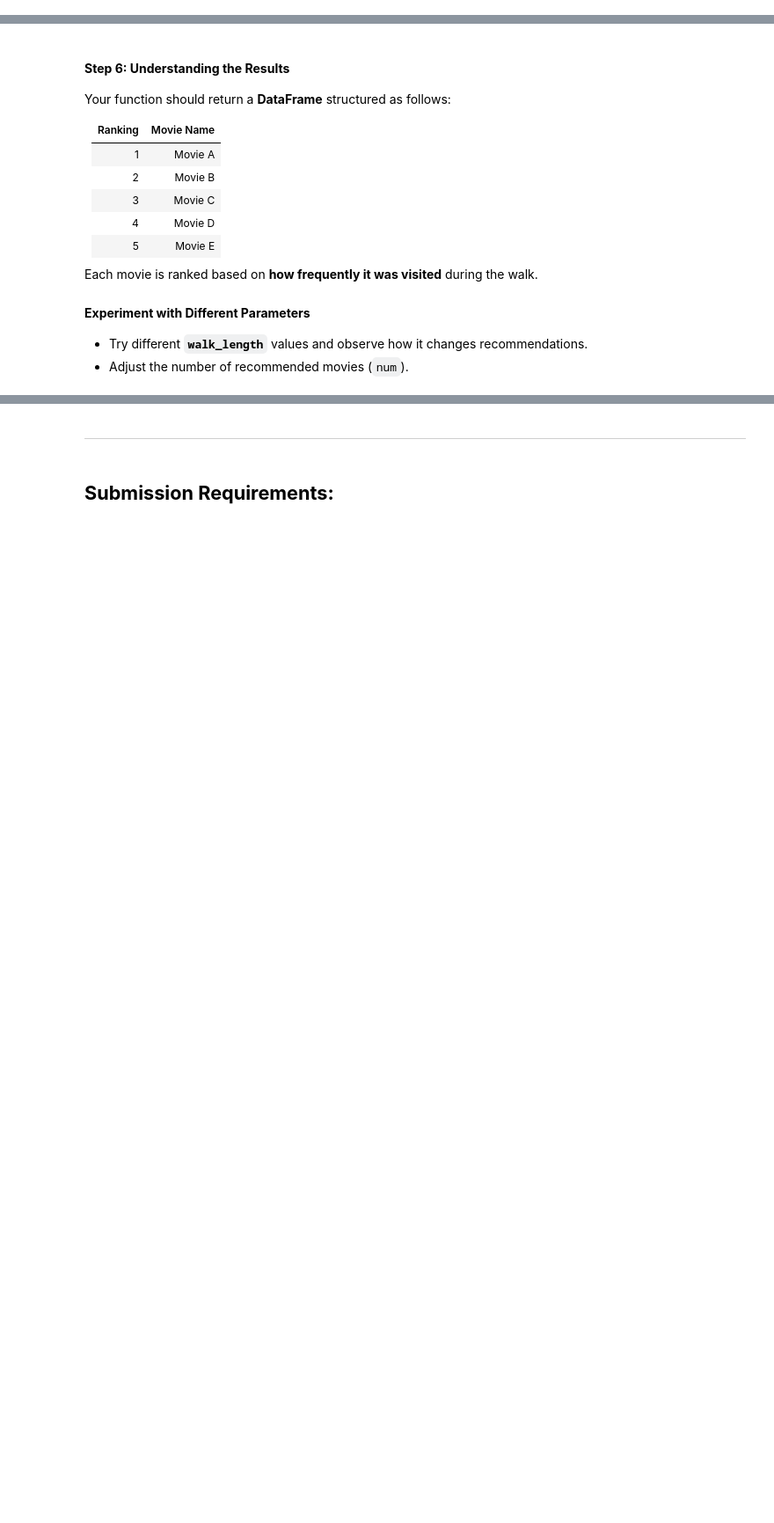
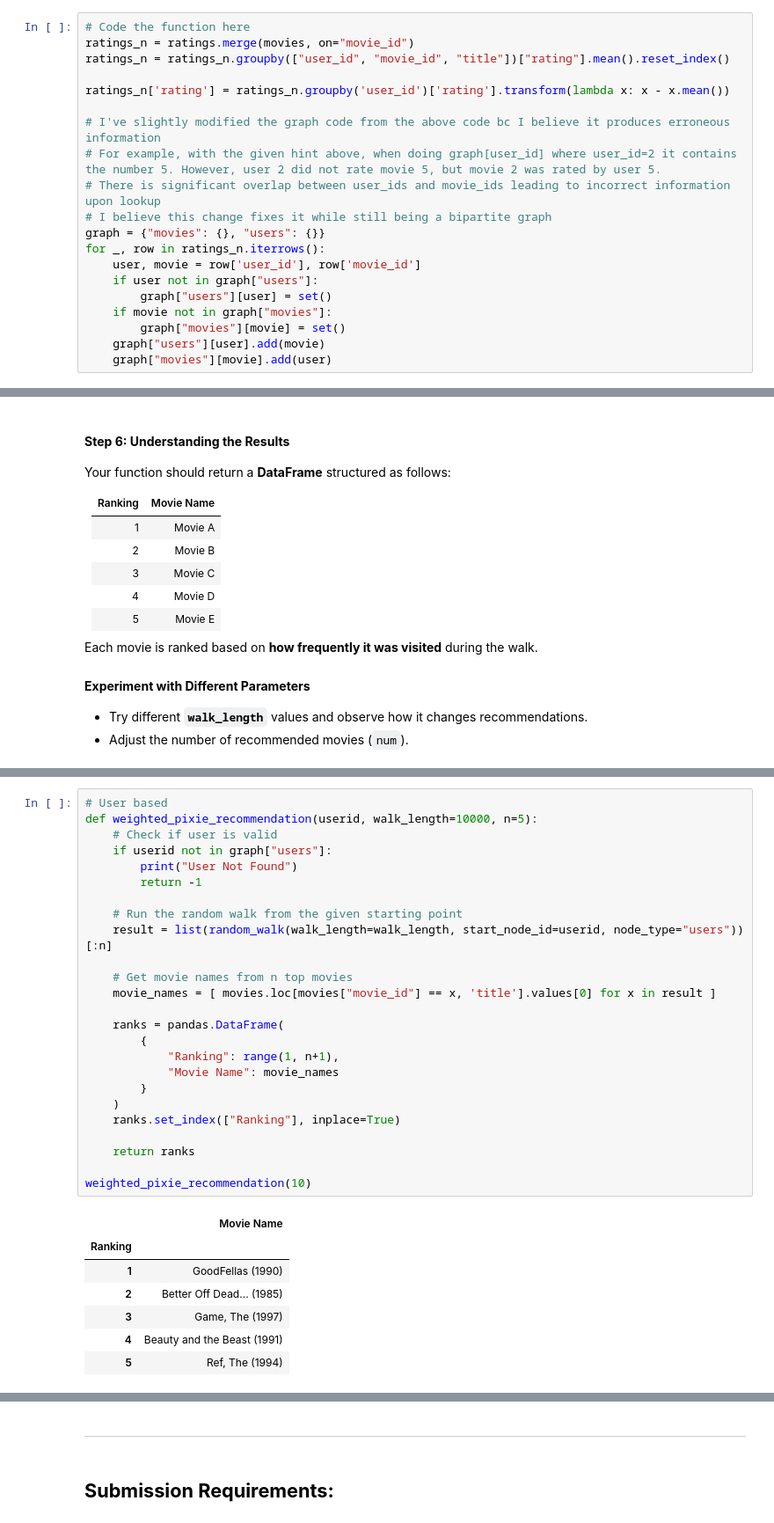
Before and after one commit to TrustyTraitor/ITCS6162_Programming_Assignment, a Jupyter notebook: Programming_Assignment_1.ipynb, the cells around one changed output, grey strips where cells are left out. Shown: that part at 88% size. Drawn from its saved outputs; the diff is of its cells as text; blank space fills up the shorter version.

```diff
--- a/Programming_Assignment_1.ipynb
+++ b/Programming_Assignment_1.ipynb
@@ -659,0 +656,20 @@ This results in a **bipartite graph**, where:
+# %%
+# Code the function here
+ratings_n = ratings.merge(movies, on="movie_id")
+ratings_n = ratings_n.groupby(["user_id", "movie_id", "title"])["rating"].mean().reset_index()
+
+ratings_n['rating'] = ratings_n.groupby('user_id')['rating'].transform(lambda x: x - x.mean())
+
+# I've slightly modified the graph code from the above code bc I believe it produces erroneous information
+# For example, with the given hint above, when doing graph[user_id] where user_id=2 it contains the number 5. However, user 2 did not rate movie 5, but movie 2 was rated by user 5.
+# There is significant overlap between user_ids and movie_ids leading to incorrect information upon lookup
+# I believe this change fixes it while still being a bipartite graph
+graph = {"movies": {}, "users": {}}
+for _, row in ratings_n.iterrows():
+    user, movie = row['user_id'], row['movie_id']
+    if user not in graph["users"]:
+        graph["users"][user] = set()
+    if movie not in graph["movies"]:
+        graph["movies"][movie] = set()
+    graph["users"][user].add(movie)
+    graph["movies"][movie].add(user)
@@ -749,0 +843,33 @@ Each movie is ranked based on **how frequently it was visited** during the walk.
+# %%
+# User based
+def weighted_pixie_recommendation(userid, walk_length=10000, n=5):
+    # Check if user is valid
+    if userid not in graph["users"]:
+        print("User Not Found")
+        return -1
+
+	# Run the random walk from the given starting point
+    result = list(random_walk(walk_length=walk_length, start_node_id=userid, node_type="users"))[:n]
+
+	# Get movie names from n top movies
+    movie_names = [ movies.loc[movies["movie_id"] == x, 'title'].values[0] for x in result ]
+
+    ranks = pandas.DataFrame(
+        {
+            "Ranking": range(1, n+1),
+            "Movie Name": movie_names
+		}
+	)
+    ranks.set_index(["Ranking"], inplace=True)
+
+    return ranks
+
+weighted_pixie_recommendation(10)
+# %% [output]
+|  | Movie Name |
+| Ranking |  |
+| 1 | GoodFellas (1990) |
+| 2 | Better Off Dead... (1985) |
+| 3 | Game, The (1997) |
+| 4 | Beauty and the Beast (1991) |
+| 5 | Ref, The (1994) |
```
Also changed, not shown: parts of 15 cells of this notebook, 4 other files.
